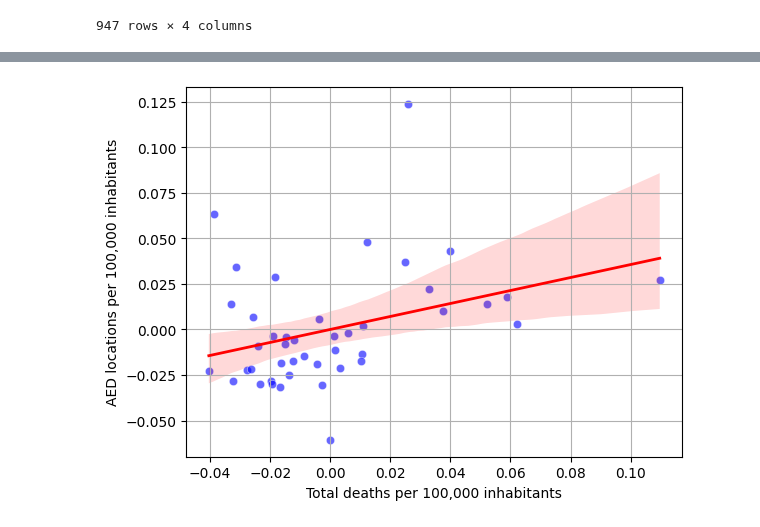
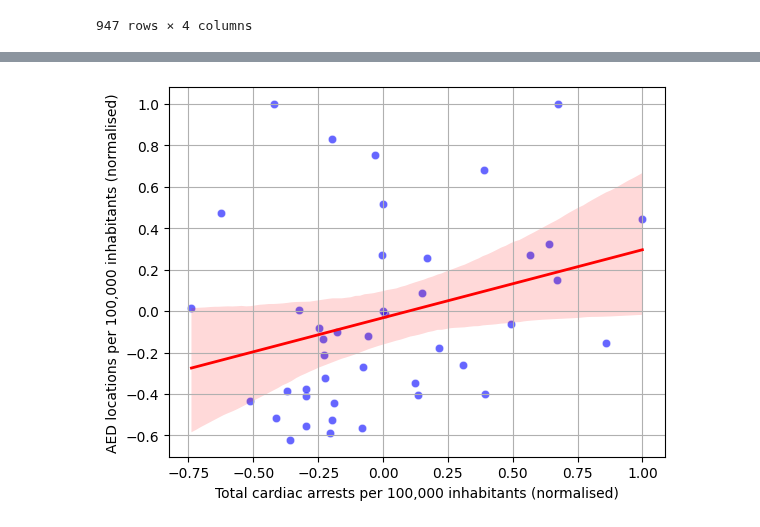
Before and after one commit to alexdeharo269/CatDef, a Jupyter notebook: jan/Mortality_analysis.ipynb, the cells around one changed output, grey strips where cells are left out. Drawn from its saved outputs; the diff is of its cells as text; code cells hidden in the pictures.

```diff
--- a/jan/Mortality_analysis.ipynb
+++ b/jan/Mortality_analysis.ipynb
@@ -37,7 +37,7 @@ url = "https://www.idescat.cat/serveis/consultes/ca/censph_10_mun_2024.csv"
 df_cens = pd.read_csv(url, sep=";", encoding="utf-8")
 
 
-df_mortality = pd.read_csv("mortality.csv", sep=",", encoding="utf-8-sig")
+df_mortality = pd.read_csv("./Data/mortality.csv", sep=",", encoding="utf-8-sig")
 # %% [output]
 WARNING:root:Requests made without an app_token will be subject to strict throttling limits.
 # %%
@@ -210,5 +227,14 @@ mortality_women
 42 rows × 25 columns
 # %%
+"""
+We compute the data but now based on comarca and we eliminate llucanes comarca, because it is newer
+than older df. We have to take into account that this comarca is small.
+
+Then, we compute the cardiac which essetially is the percentatge of circ deaths per comarca that
+could be caused by a cardia arrest. if we take into account that 45.8/100,000 cases in catalunya,
+this is approx: 8.012.231 population gives 3.670 cardiac arrest, which represent a 22.38% of total
+circ deaths (16.400). We take this value to calcualte cardiac rel
+"""
 comarca_totals['comarca'] = comarca_totals['comarca'].apply(normalize)
 comarca_totals = comarca_totals[comarca_totals['comarca'] != 'llucanes'].copy()
 
@@ -227,7 +253,10 @@ for key, df_mort in mortality_dfs.items():
         on='comarca',
         how='left'
     )
+    df_comarques[key]["cardiac rel"] = df_comarques[key]["Total rel"]*(3670/16400)
 
 df_comarques_total = df_comarques["total"]
 df_comarques_women = df_comarques["women"]
 df_comarques_men   = df_comarques["men"]
+
+df_comarques_total
@@ -345,63 +522,36 @@ for key, df in df_mort_com.items():
 # %%
 import seaborn as sns
-name_plot = df_mort_com_total
-# Scatter plot
-# Scatter + linear trend with 95% confidence interval
 """
-sns.regplot(
-    data=name_plot,
-    x='coverage_per_100k',
-    y='Total rel',
-    scatter=True,
-    ci=95,          # confidence interval for the trend
-    color='blue',
-    line_kws={'color':'red', 'linewidth':2},
-    scatter_kws={'alpha':0.7}
-)
+We compute a relationship between cardiac arrests and AED quantities
 """
-#reg_data = name_plot[(10 < name_plot['coverage_per_100k']) & (700 > name_plot['coverage_per_100k'])]
- # or whichever dataframe contains coverage_per_100k
-
-# Compute mean of coverage
-mean_cov = df_plot['coverage_per_100k'].mean()
-
-# Center
-df_plot['coverage_centered'] = df_plot['coverage_per_100k'] - mean_cov
-
-# Normalize by sum of absolute deviations
-norm_factor_cov = np.abs(df_plot['coverage_centered']).sum()
-df_plot['coverage_norm'] = 0.0
-if norm_factor_cov != 0:
-    df_plot['coverage_norm'] = df_plot['coverage_centered'] / norm_factor_cov
-
-
+cov = "coverage_norm"
 # Scatter with ALL data
 
 sns.scatterplot(
     data=df_plot,
-    y='coverage_norm',
-    x='Total rel norm',
+    y=f'{cov}',
+    x=f'{cause}',
     alpha=0.6,
     color='blue'
 )
 
 
 # Regression ONLY on filtered data
 sns.regplot(
     data=df_plot,
-    y='coverage_norm',
-    x='Total rel norm',
+    y=f'{cov}',
+    x=f'{cause}',
     scatter=False,      # do NOT plot points again
     ci=95,
     color='red',
     line_kws={'linewidth':2}
 )
-plt.ylabel('AED locations per 100,000 inhabitants')
-plt.xlabel('Total deaths per 100,000 inhabitants')
+plt.ylabel('AED locations per 100,000 inhabitants (normalised)')
+plt.xlabel('Total cardiac arrests per 100,000 inhabitants (normalised)')
 #plt.title('Coverage vs Cardiovascular Deaths per Comarca with Trend and CI')
 plt.grid(True)
 plt.show()
 # %% [output]
-[figure, old version]
+[figure, new version]
 # %%
 from scipy.stats import linregress
```
Also changed, not shown: parts of 13 cells of this notebook.
